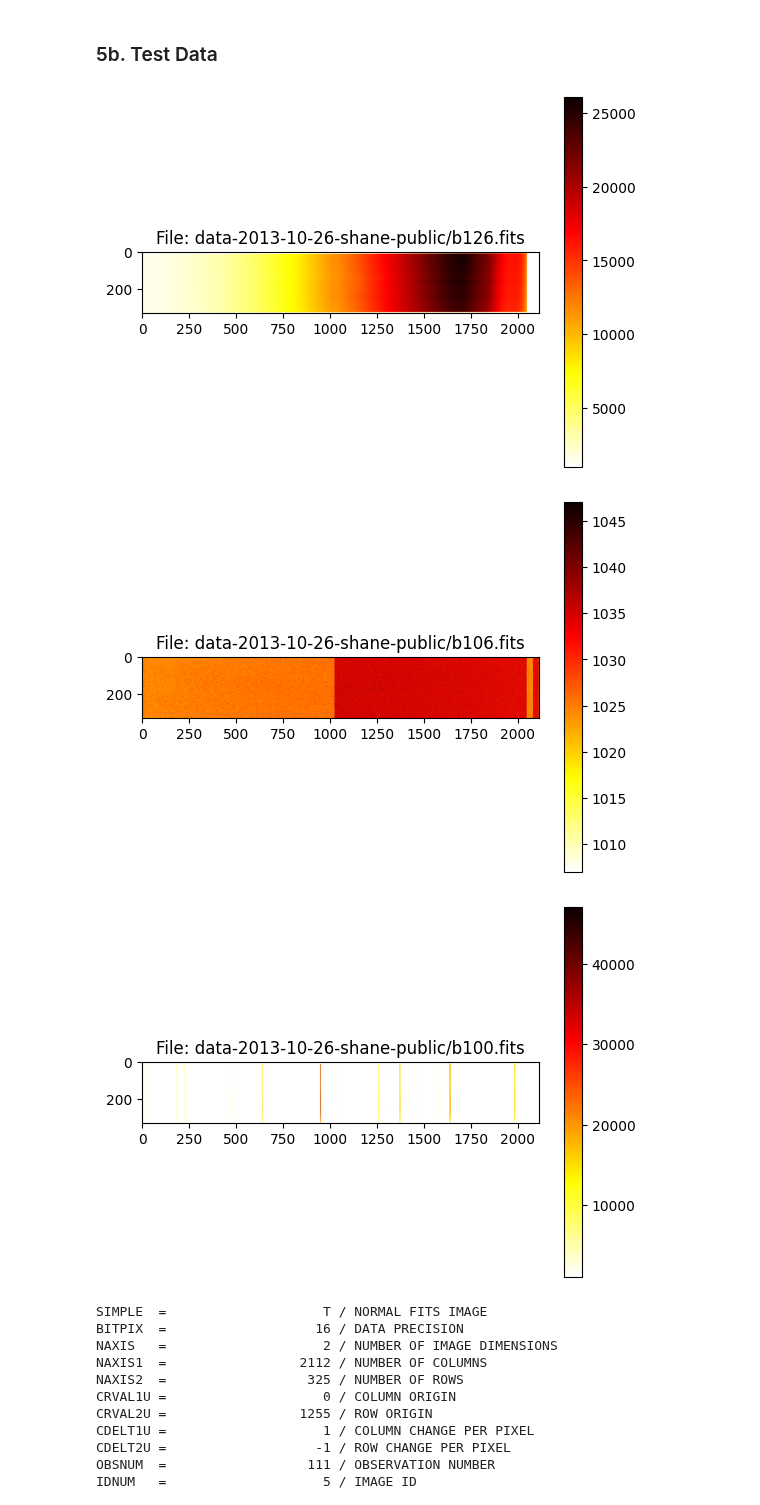
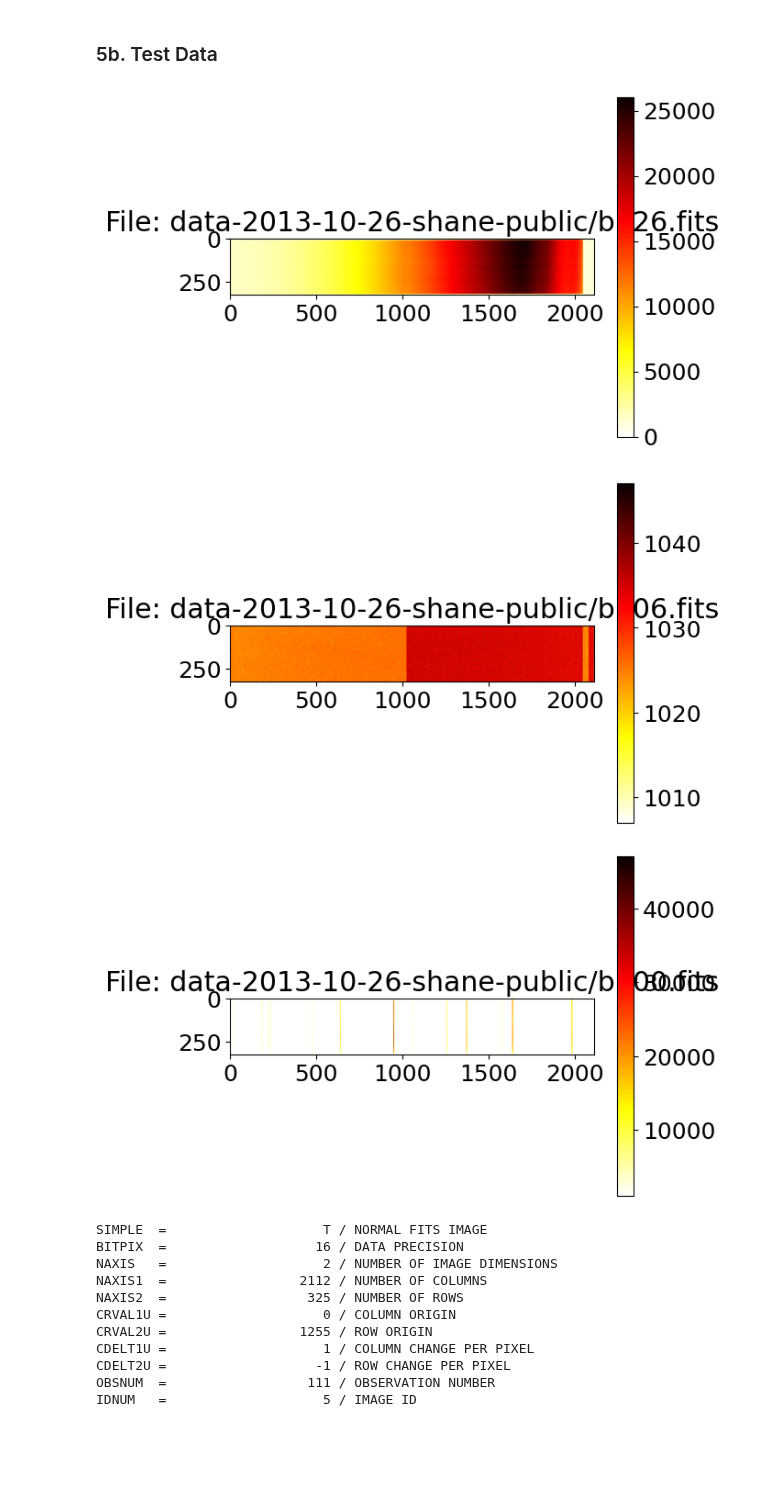
Before and after one commit to parkergeorge30/ASTRO150, a Jupyter notebook: Lab2.ipynb, the cells around one changed output. Cells and saved outputs as stored; diff of their text form; code cells hidden in the pictures; blank space fills up the shorter version.

```diff
--- a/Lab2.ipynb
+++ b/Lab2.ipynb
@@ -10,6 +10,8 @@ import pandas as pd
 from importlib import reload
 import astropy.io.fits as fits
 
+plt.rcParams.update({'font.size': 18})
+
 %matplotlib inline
 pm = "\u00B1"  # plus-minus symbol for use in uncertainties
 # %%
@@ -271,27 +273,27 @@ arc, bias, flats_slit4, flats_slit2
 # %%
 # Quick imshow frame test
 test_dome = slit2[5]
 test_bias = bias_frames[5]
 test_arc = arc_frame
 
-plt.imshow(test_dome, cmap='hot_r')
+plt.imshow(test_dome, cmap='hot_r', vmin=0)
 plt.title(f'File: {flats_slit2[5]}')
 plt.colorbar()
 plt.show()
 
 plt.imshow(test_bias, cmap='hot_r')
 plt.title(f'File: {bias[5]}')
 plt.colorbar()
 plt.show()
 
 plt.imshow(test_arc, cmap='hot_r')
 plt.title(f'File: {arc}')
 plt.colorbar()
 plt.show()
 # %% [output]
-[figure, old version]
+[figure, new version]
-[figure, old version]
+[figure, new version]
-[figure, old version]
+[figure, new version]
 # %%
 # quick data display check
 with fits.open(flats_slit4[0]) as hdu:
```
Also changed, not shown: parts of 11 cells of this notebook, 1 other file.
